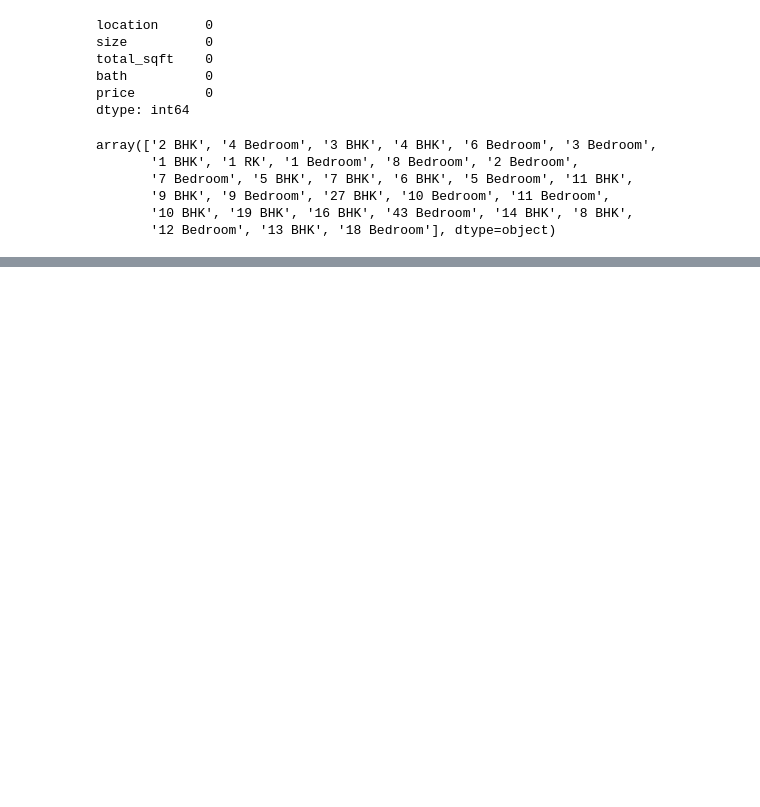
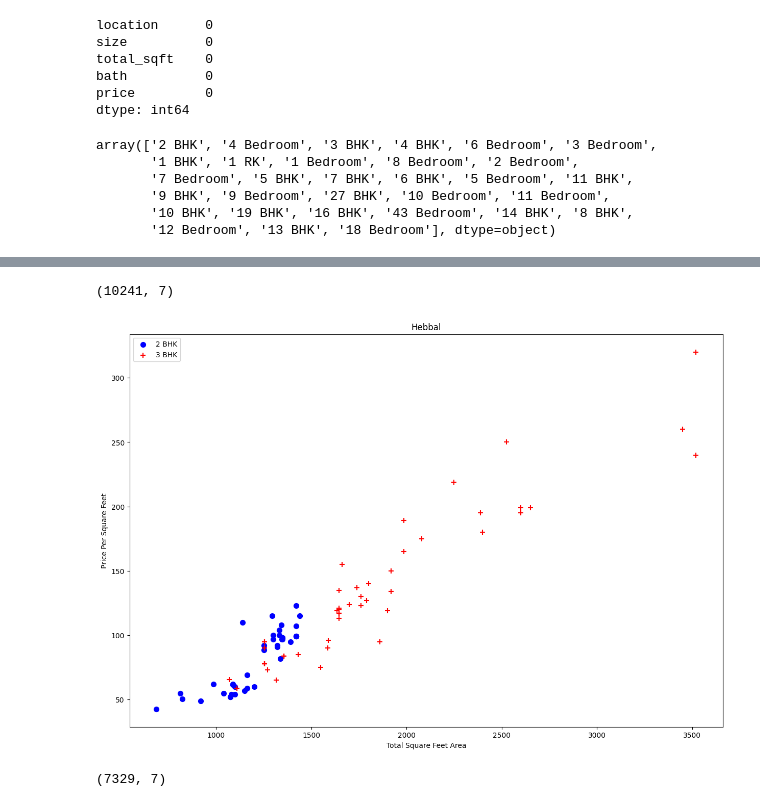
Before and after one commit to ErwannLesech/GPTs-Training, a Jupyter notebook: housePricePrediction/training/Untitled.ipynb, the cells around one changed output, grey strips where cells are left out. Drawn from its saved outputs; the diff is of its cells as text; code cells hidden in the pictures; blank space fills up the shorter version.

```diff
--- a/housePricePrediction/training/Untitled.ipynb
+++ b/housePricePrediction/training/Untitled.ipynb
@@ -149,0 +185,3 @@ data5 = data4.copy()
+# %%
+location_stats_less_that_10 = location_stats[location_stats <= 10]
+len(location_stats_less_that_10)
@@ -149,0 +206,3 @@ data5 = data4.copy()
+# %%
+data5.location = data5.location.apply(lambda x: 'other' if x in location_stats_less_that_10 else x)
+data5.location.unique().shape
@@ -149,0 +211,5 @@ data5 = data4.copy()
+# %%
+# Outlier Removal
+data6 = data5[~(data5.total_sqft / data5.bhk < 300)]
+data6.shape
+#To do but i don't like the way we loose data that could be useful
@@ -149,0 +230,51 @@ data5 = data4.copy()
+# %%
+def remove_price_per_sqft_outliers(data):
+    data_out = pd.DataFrame()
+    for key, subdf in data.groupby('location'):
+        m = np.mean(subdf.price_per_sqft)
+        st = np.std(subdf.price_per_sqft)
+        reduced_data = subdf[(subdf.price_per_sqft > (m - st)) & (subdf.price_per_sqft <= (m + st))]
+        data_out = pd.concat([data_out, reduced_data], ignore_index = True)
+    return data_out
+
+data7 = remove_price_per_sqft_outliers(data6)
+data7.shape
+# %% [output]
+(10241, 7)
+# %%
+def plot_scatter_chart(data, location):
+    bhk2 = data[(data.location == location) & (data.bhk == 2)]
+    bhk3 = data[(data.location == location) & (data.bhk == 3)]
+    matplotlib.rcParams['figure.figsize'] = (15, 10)
+    plt.scatter(bhk2.total_sqft, bhk2.price, color='blue', label = '2 BHK', s = 50)
+    plt.scatter(bhk3.total_sqft, bhk3.price, marker='+', color='red', label = '3 BHK', s = 50)
+    plt.xlabel('Total Square Feet Area')
+    plt.ylabel('Price Per Square Feet')
+    plt.title(location)
+    plt.legend()
+
+plot_scatter_chart(data7, "Hebbal")
+# %% [output]
+[figure, added]
+# %%
+def remove_bhk_outliers(data):
+    exclude_indices = np.array([])
+    for location, location_data in data.groupby('location'):
+        bhk_stats = {}
+        for bhk, bhk_data in location_data.groupby('bhk'):
+            bhk_stats[bhk] = {
+                'mean': np.mean(bhk_data.price_per_sqft),
+                'std': np.std(bhk_data.price_per_sqft),
+                'count': bhk_data.shape[0]
+            }
+        for bhk, bhk_data in location_data.groupby('bhk'):
+            stats = bhk_stats.get(bhk-1)
+            if stats and stats['count']>5:
+                exclude_indices = np.append(exclude_indices, bhk_data[bhk_data.price_per_sqft<(stats['mean'])].index.values)
+    return data.drop(exclude_indices,axis='index')
+
+data8 = remove_bhk_outliers(data7)
+# df8 = df7.copy()
+data8.shape
+# %% [output]
+(7329, 7)
```
Also changed, not shown: parts of 30 cells of this notebook.
